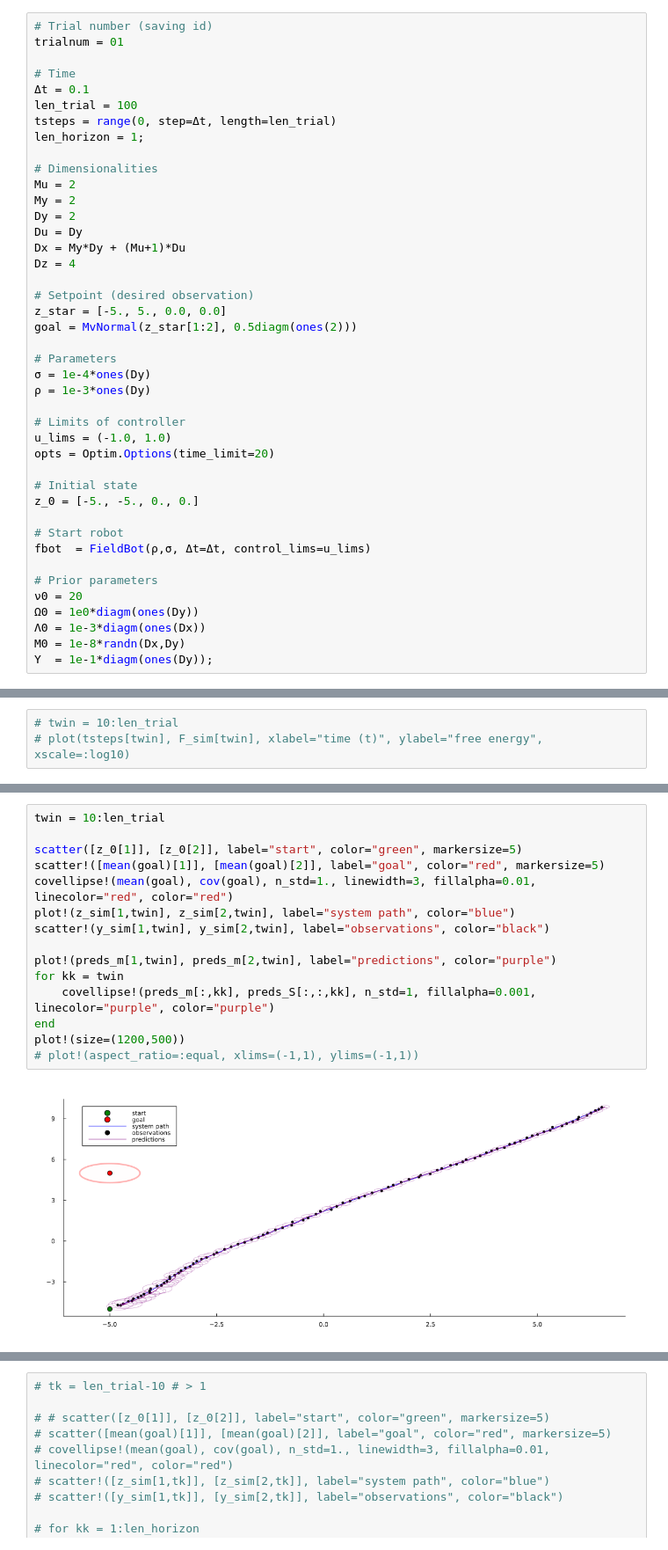
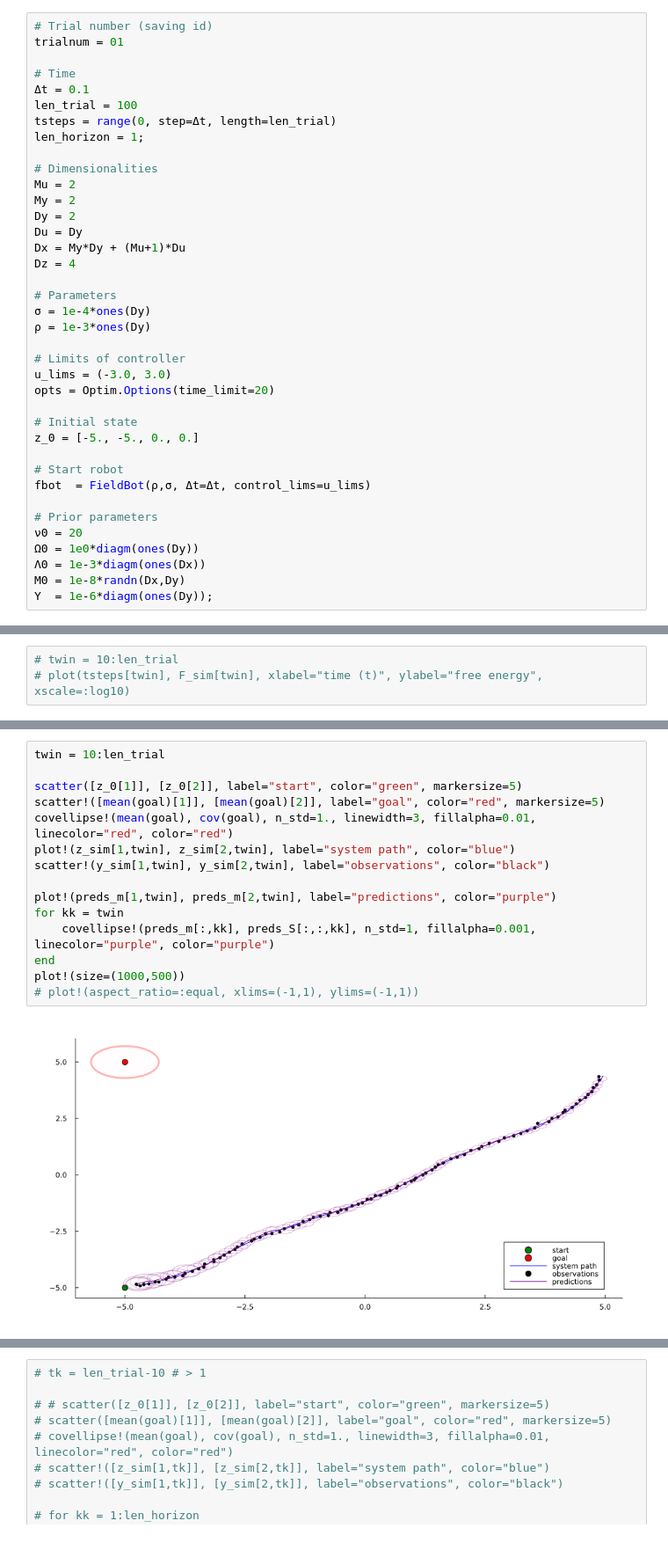
Before and after one commit to biaslab/marxefe-mp, a Jupyter notebook: experiments/MARXEFE botnav.ipynb, the cells around one changed output, grey strips where cells are left out. Shown at 88% size. Drawn from its saved outputs; the diff is of its cells as text.

```diff
--- a/experiments/MARXEFE botnav.ipynb
+++ b/experiments/MARXEFE botnav.ipynb
@@ -73,16 +78,12 @@ Du = Dy
 Dx = My*Dy + (Mu+1)*Du
 Dz = 4
 
-# Setpoint (desired observation)
-z_star = [-5., 5., 0.0, 0.0]
-goal = MvNormal(z_star[1:2], 0.5diagm(ones(2)))
-
 # Parameters
 σ = 1e-4*ones(Dy)
 ρ = 1e-3*ones(Dy)
 
 # Limits of controller
-u_lims = (-1.0, 1.0)
+u_lims = (-3.0, 3.0)
 opts = Optim.Options(time_limit=20)
 
 # Initial state
@@ -96,7 +97,7 @@ fbot  = FieldBot(ρ,σ, Δt=Δt, control_lims=u_lims)
 Ω0 = 1e0*diagm(ones(Dy))
 Λ0 = 1e-3*diagm(ones(Dx))
 M0 = 1e-8*randn(Dx,Dy)
-Υ  = 1e-1*diagm(ones(Dy));
+Υ  = 1e-6*diagm(ones(Dy));
 # %%
 @model function MARX_learning(y_k,y_kmin1,y_kmin2,u_k,u_kmin1,u_kmin2, M_kmin1,Λ_kmin1,Ω_kmin1,ν_kmin1)
     "Update MARX parameters"
@@ -223,17 +224,17 @@ plot(p101,p102, layout=(2,1), size=(1200,500))
 # %%
 twin = 10:len_trial
 
 scatter([z_0[1]], [z_0[2]], label="start", color="green", markersize=5)
 scatter!([mean(goal)[1]], [mean(goal)[2]], label="goal", color="red", markersize=5)
 covellipse!(mean(goal), cov(goal), n_std=1., linewidth=3, fillalpha=0.01, linecolor="red", color="red")
 plot!(z_sim[1,twin], z_sim[2,twin], label="system path", color="blue")
 scatter!(y_sim[1,twin], y_sim[2,twin], label="observations", color="black")
 
 plot!(preds_m[1,twin], preds_m[2,twin], label="predictions", color="purple")
 for kk = twin
     covellipse!(preds_m[:,kk], preds_S[:,:,kk], n_std=1, fillalpha=0.001, linecolor="purple", color="purple")
 end
-plot!(size=(1200,500))
+plot!(size=(1000,500))
 # plot!(aspect_ratio=:equal, xlims=(-1,1), ylims=(-1,1))
 # %% [output]
-[figure, old version]
+[figure, new version]
```
Also changed, not shown: parts of 24 cells of this notebook, 5 other files.
